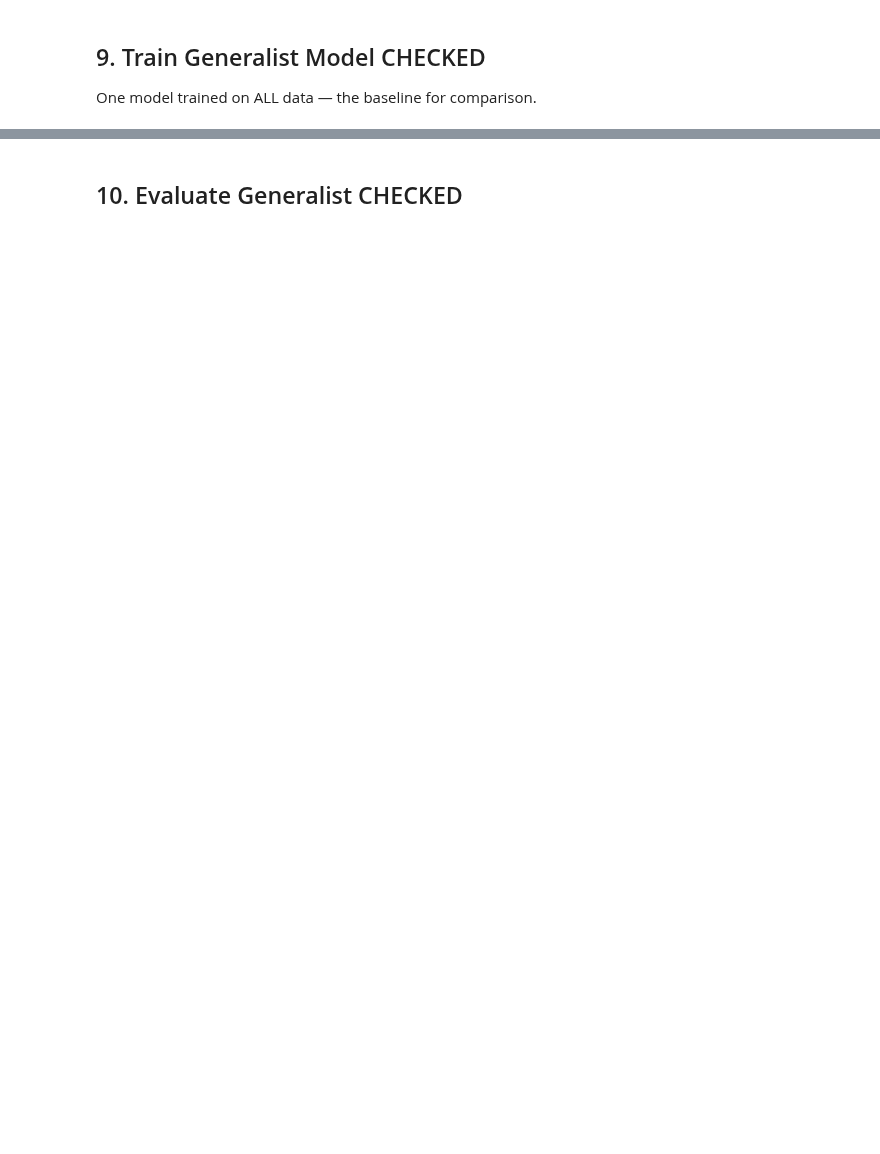
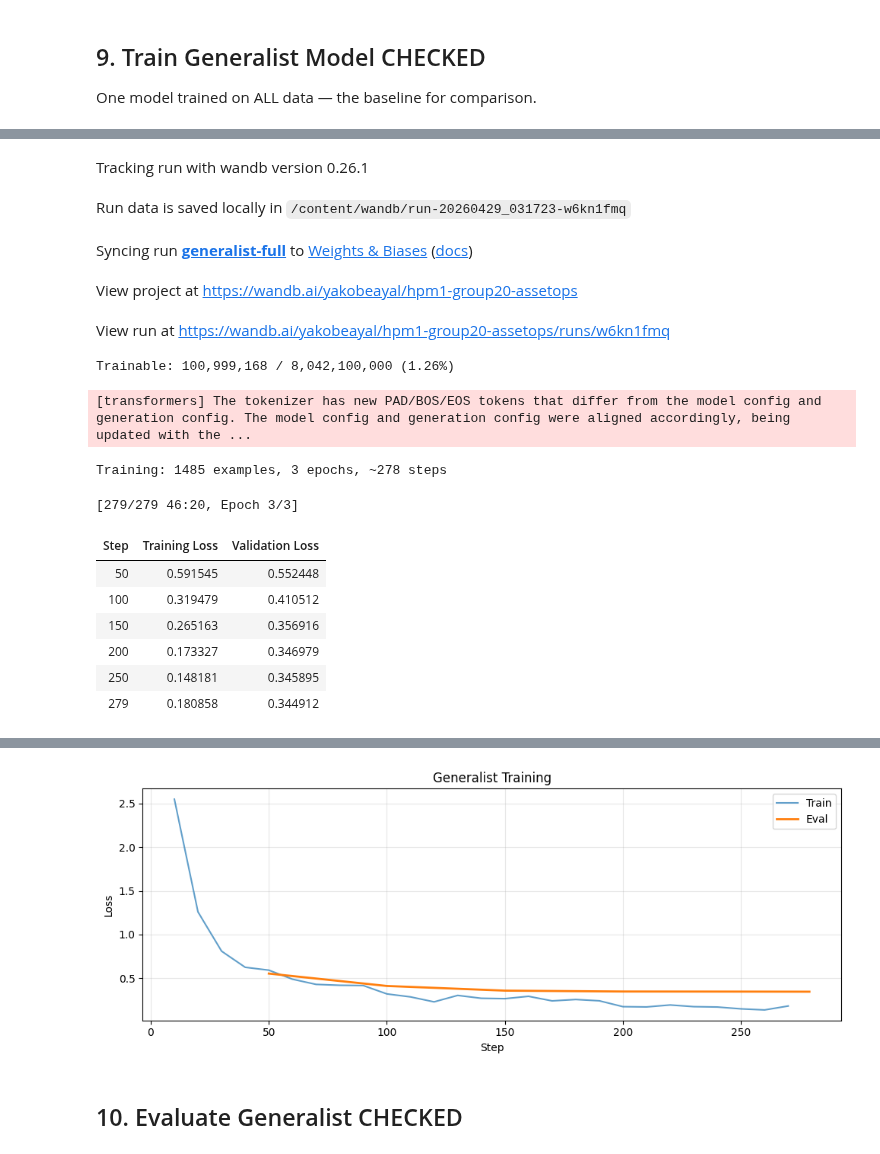
Before and after one commit to YuvalShemla/hpml-2026-project, a Jupyter notebook: notebook/tasks/TODO_Task_2_Full_Training_Run-3.ipynb, the cells around one changed output, grey strips where cells are left out. Cells and saved outputs as stored; diff of their text form; code cells hidden in the pictures; blank space fills up the shorter version.

Commit message:
more progress with task2. slight error caused crash with full run

```diff
--- a/notebook/tasks/TODO_Task_2_Full_Training_Run-3.ipynb
+++ b/notebook/tasks/TODO_Task_2_Full_Training_Run-3.ipynb
@@ -1013,7 +1131,7 @@ wandb.config.update({
 
 generalist_dir = f"{OUTPUT_DIR}/generalist"
 
-model_generalist = load_model(MODEL_ID)
+model_generalist = model
 peft_generalist = setup_lora(model_generalist)
 
 gen_trainer = train_model(
@@ -1055,3 +1173,4 @@ if train_loss:
     wandb.summary["final/train_loss"] = train_loss[-1][1]
 if eval_loss:
     wandb.summary["final/eval_loss"] = eval_loss[-1][1]
+# %% [output]
@@ -1057,0 +1178,16 @@ if eval_loss:
+Tracking run with wandb version 0.26.1
+Run data is saved locally in /content/wandb/run-20260429_031723-w6kn1fmq
+Syncing run generalist-full to Weights & Biases (docs)
+View project at https://wandb.ai/yakobeayal/hpm1-group20-assetops
+View run at https://wandb.ai/yakobeayal/hpm1-group20-assetops/runs/w6kn1fmq
+Trainable: 100,999,168 / 8,042,100,000 (1.26%)
+[transformers] The tokenizer has new PAD/BOS/EOS tokens that differ from the model config and generation config. The model config and generation config were aligned accordingly, being updated with the ...
+Training: 1485 examples, 3 epochs, ~278 steps
+[279/279 46:20, Epoch 3/3]
+| Step | Training Loss | Validation Loss |
+| 50 | 0.591545 | 0.552448 |
+| 100 | 0.319479 | 0.410512 |
+| 150 | 0.265163 | 0.356916 |
+| 200 | 0.173327 | 0.346979 |
+| 250 | 0.148181 | 0.345895 |
+| 279 | 0.180858 | 0.344912 |
@@ -1058,3 +1195,4 @@ if eval_loss:
+[figure, added]
 # %% [markdown]
 ## 10. Evaluate Generalist CHECKED
 # %%
```
Also changed, not shown: parts of 16 cells of this notebook.
